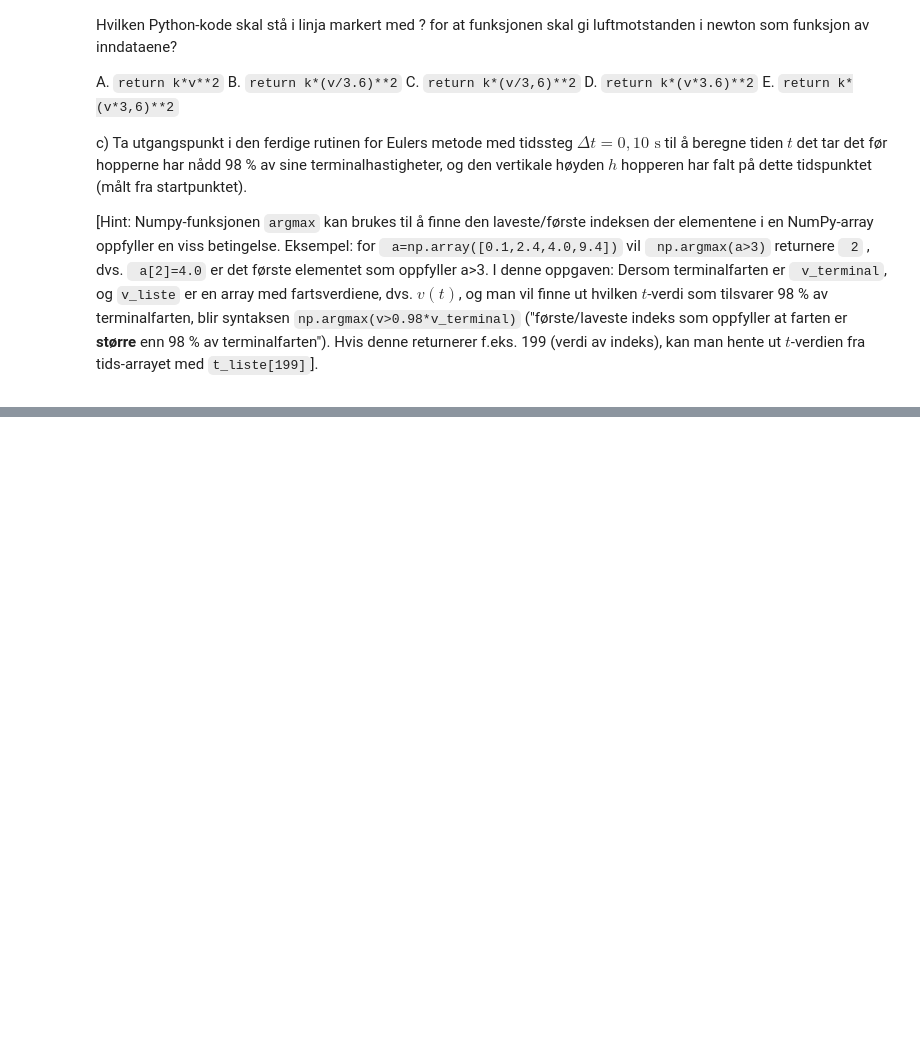
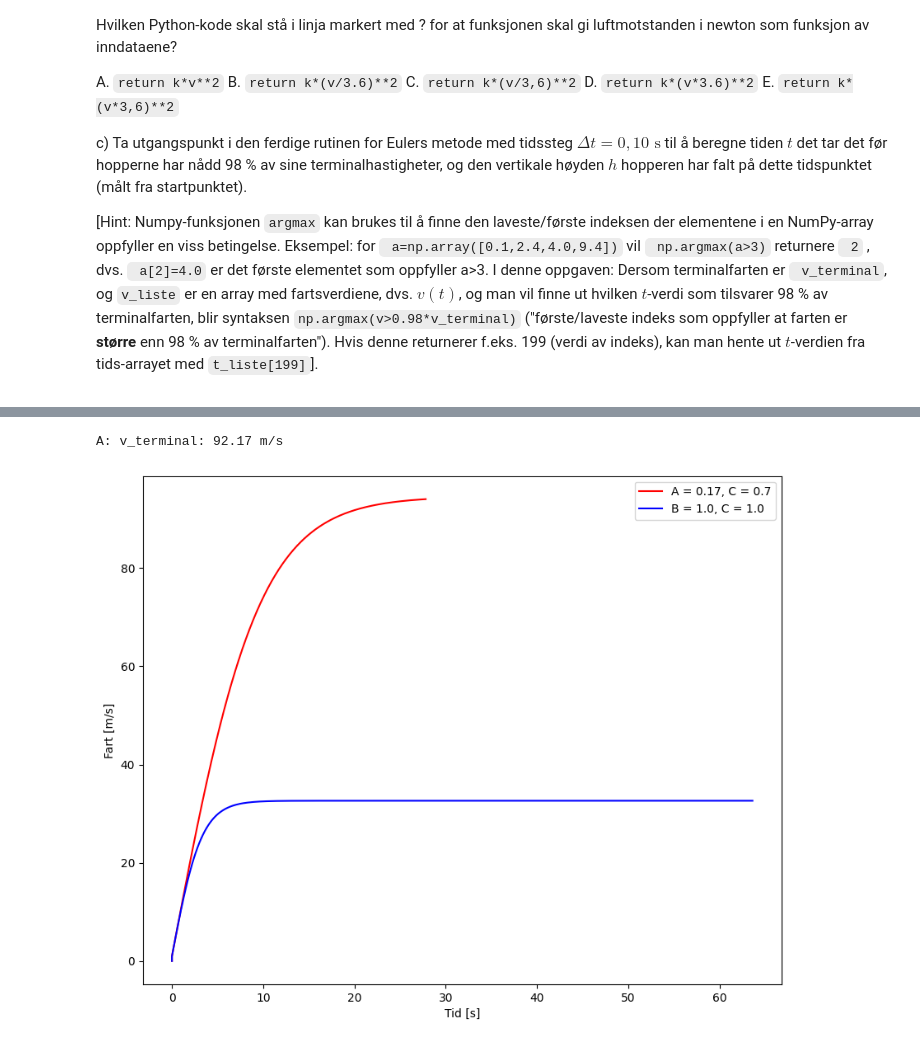
Before and after one commit to Aslakoi/ovinger_V24, a Jupyter notebook: oving4/Øving 4_V24.ipynb, the cells around one changed output, grey strips where cells are left out. Saved outputs shown, nothing was run; the diff lists cells and outputs as text; code cells hidden in the pictures; blank space fills up the shorter version.

```diff
--- a/oving4/Øving 4_V24.ipynb
+++ b/oving4/Øving 4_V24.ipynb
@@ -77,7 +120,4 @@ c) Ta utgangspunkt i den ferdige rutinen for Eulers metode med tidssteg $\Delta
 # %%
-#Rutiner for simulering av vertikalt fall med luftmotstand. I dette eksemplet er
-# positiv retning nedover.
-
 import numpy as np
 import matplotlib.pyplot as plt
 
@@ -90,8 +130,10 @@ def drag(A,C,v):
     k=0.5*rho*A*C
     #? Her må du legge inn riktig kode for at funksjonen skal returnere
     #luftmotstanden (drag) i newton
+    return k*v**2
 
-def dXdt(X):
+
+def dXdt(X, A, C):
    """Funksjonen dXdt beregner høyresiden f(X) i differensiallikningssystemet; dX/dt=f(X).
    Input:
    X:  X=[y,v] en vektor som inneholder posisjon y og (vertikal) fart v. Med positiv retning
@@ -106,7 +148,7 @@ def dXdt(X):
    dvdt=-f/m+g     #Akselerasjonen a=dv/dt, fra Newtons 2. lov
    return np.array([dydt,dvdt])
 
-def euler(t0,y0,v0,dt):
+def euler(t0,y0,v0,dt, A, C):
     """Funksjon som bruker Eulers metode til å løse et system av differensiallikninger,
     dX/dt = f(X), der X =[y,v] er
     en vektor som inneholder posisjons- og hastighetsvariable.
@@ -130,7 +172,7 @@ def euler(t0,y0,v0,dt):
     t=t0
     y=y0
     while y<=0: #Loop kjøres inntil legemet treffer bakken; pos. retning nedover gir y0 < 0
-        Xn=X+dt*dXdt(X) #Beregner neste steg Xn i Euler-metoden
+        Xn=X+dt*dXdt(X, A, C) #Beregner neste steg Xn i Euler-metoden
         y=Xn[0] #Henter ut y-koordinat fra array
         v=Xn[1] #Henter ut fart v fra array
         t_liste.append(t) # t-verdi legges til liste
@@ -142,22 +184,42 @@ def euler(t0,y0,v0,dt):
 # %%
 #Eksempel på bruk av rutinene
 #Initialiserer variable
 t0=0.0 #t = 0 i startpunktet
 v0=0 #Startfart
 y0=-2000 #Med positiv retning nedover, er y-verdier negative over bakken.
 #Her starter fallet 2,0 km over bakken.
 dt=0.1 #Tidssteg
-A=0.9 #Frontareal
-C=0.8 #Drag-koeffisient
+A_A=0.17 #Frontareal
+A_C=0.7 #Drag-koeffisient
+
+B_A=1.0 #Frontareal
+B_C=1.0 #Drag-koeffisient
 
 #Bruker Eulers metode til å generere sammenhengende verdier for t, y og v
-t_liste,y_liste,v_liste=euler(t0,y0,v0,dt)
+A_t_liste,A_y_liste,A_v_liste=euler(t0,y0,v0,dt,A_A,A_C)
+
+B_t_liste,B_y_liste,B_v_liste=euler(t0,y0,v0,dt,B_A,B_C)
+
+
+A_v_terminal=A_v_liste[np.argmax(A_v_liste>0.98*A_v_liste[-1])]
+
+B_v_terminal=B_v_liste[np.argmax(B_v_liste>0.98*B_v_liste[-1])]
+
+
+print(f'A: v_terminal: {A_v_terminal:.2f} m/s')
+print(f'B: v_terminal: {B_v_terminal:.2f} m/s')
+
 
 #Plotter fartsgraf v(t)
 plt.figure(figsize = (10, 8))
 #Diagrammet angir hvilke verdier for A og C som er tilhører grafen
-plt.plot(t_liste,v_liste,color="red",label='A = '+str(A)+", C = "+str(C))
+plt.plot(A_t_liste,A_v_liste,color="red",label='A = '+str(A_A)+", C = "+str(A_C))
+plt.plot(B_t_liste,B_v_liste,color="blue",label='B = '+str(B_A)+", C = "+str(B_C))
+
 plt.xlabel("Tid [s]")
 plt.ylabel("Fart [m/s]")
 plt.legend()
 plt.show()
+# %% [output]
+A: v_terminal: 92.17 m/s
+[figure, added]
```
Also changed, not shown: parts of 2 cells of this notebook.
